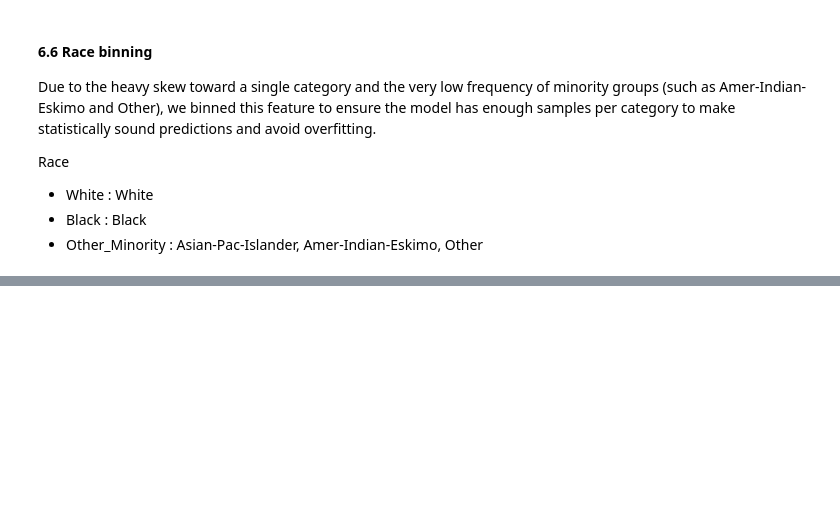
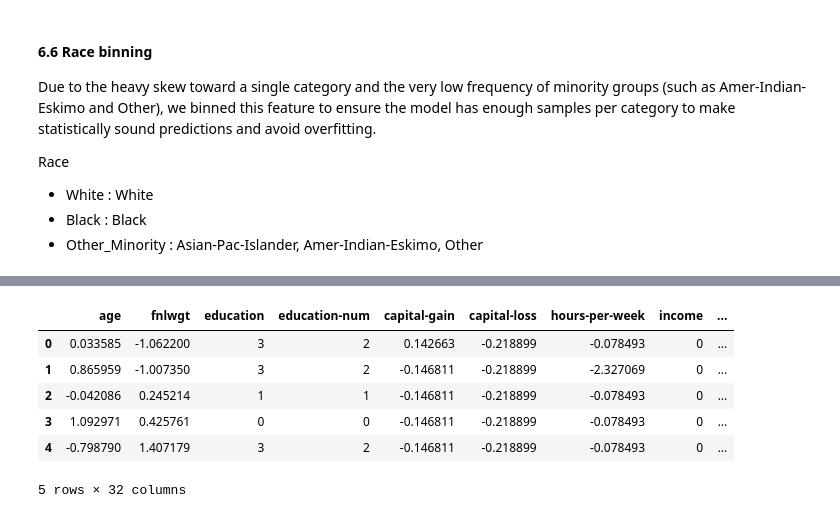
Before and after one commit to nadukayomal/predict-adult-income, a Jupyter notebook: EDA/1_cleanning.ipynb, the cells around one changed output, grey strips where cells are left out. Cells and saved outputs as stored; diff of their text form; code cells hidden in the pictures; blank space fills up the shorter version.

```diff
--- a/EDA/1_cleanning.ipynb
+++ b/EDA/1_cleanning.ipynb
@@ -615,0 +766,14 @@ df_cp['race'] = df_cp['race'].apply(binning_race)
+# %%
+scaler = StandardScaler()
+scaling_features = ['age', 'fnlwgt', 'capital-gain', 'capital-loss', 'hours-per-week']
+df_encoded[scaling_features] = scaler.fit_transform(df_encoded[scaling_features])
+# %%
+df_encoded.head()
+# %% [output]
+|  | age | fnlwgt | education | education-num | capital-gain | capital-loss | hours-per-week | income | ... |
+| 0 | 0.033585 | -1.062200 | 3 | 2 | 0.142663 | -0.218899 | -0.078493 | 0 | ... |
+| 1 | 0.865959 | -1.007350 | 3 | 2 | -0.146811 | -0.218899 | -2.327069 | 0 | ... |
+| 2 | -0.042086 | 0.245214 | 1 | 1 | -0.146811 | -0.218899 | -0.078493 | 0 | ... |
+| 3 | 1.092971 | 0.425761 | 0 | 0 | -0.146811 | -0.218899 | -0.078493 | 0 | ... |
+| 4 | -0.798790 | 1.407179 | 3 | 2 | -0.146811 | -0.218899 | -0.078493 | 0 | ... |
+5 rows × 32 columns
```
Also changed, not shown: parts of 20 cells of this notebook, 1 other file.
